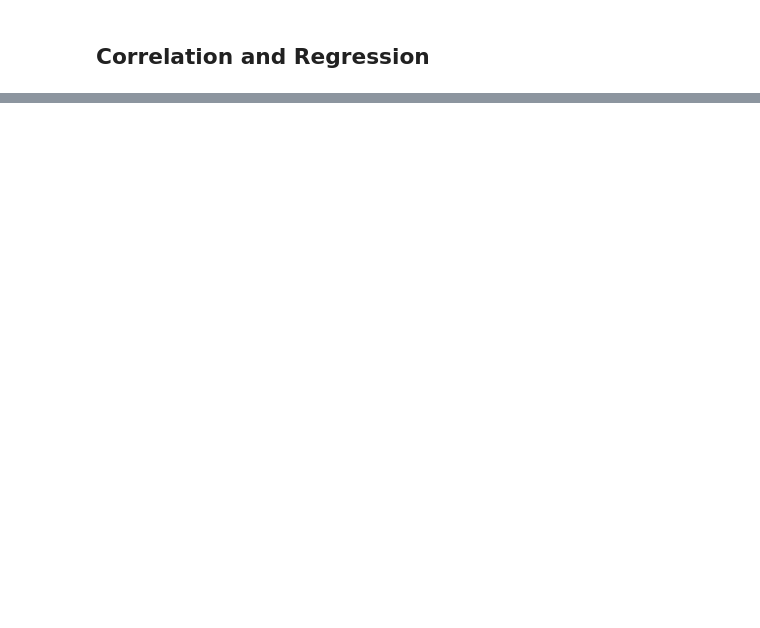
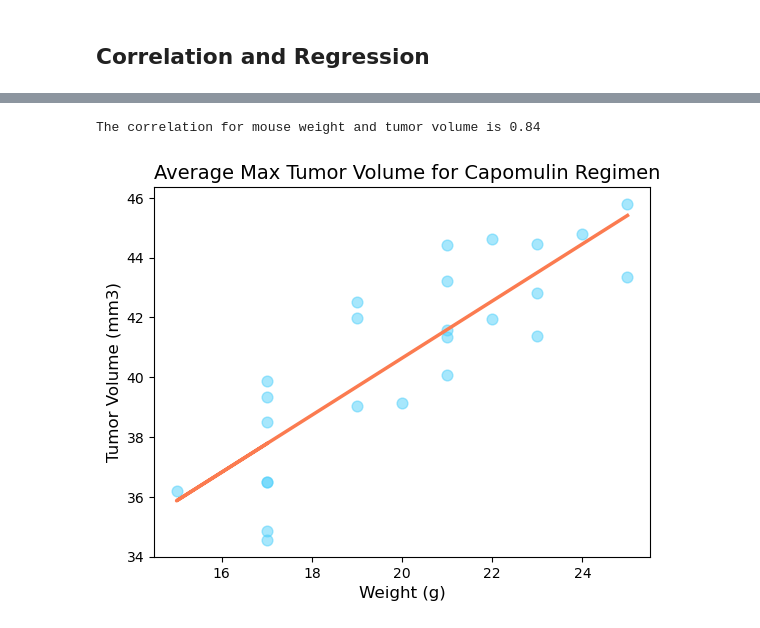
Before and after one commit to dejesusalcala/matplotlib-challenge, a Jupyter notebook: Pymaceuticals/pymaceuticals.ipynb, the cells around one changed output, grey strips where cells are left out. Saved outputs shown, nothing was run; the diff lists cells and outputs as text; code cells hidden in the pictures; blank space fills up the shorter version.

```diff
--- a/Pymaceuticals/pymaceuticals.ipynb
+++ b/Pymaceuticals/pymaceuticals.ipynb
@@ -354,0 +407,34 @@ The correlation between mouse weight and the average tumor volume is 0.84
+# %%
+# Calculate the correlation coefficient and a linear regression model
+# for mouse weight and average observed tumor volume for the entire Capomulin regimen
+
+correlation_info = st.pearsonr(AverageCapomulinDF["Weight (g)"], AverageCapomulinDF["Tumor Volume (mm3)"])
+print(f"The correlation for mouse weight and tumor volume is {round(correlation_info[0], ndigits = 2)}")
+
+correlation_model = st.linregress(AverageCapomulinDF["Weight (g)"],AverageCapomulinDF["Tumor Volume (mm3)"])
+
+slope = correlation_model[0]
+x_values = CapomulinDF["Weight (g)"]
+x_intercept = correlation_model[1]
+
+y_values = x_values*slope + x_intercept
+
+plt.scatter(x = AverageCapomulinDF["Weight (g)"],
+            y = AverageCapomulinDF["Tumor Volume (mm3)"],
+            color = light_blue,
+            s = 60,
+            alpha = .5)
+
+plt.plot(x_values,
+         y_values,
+         color = orange,
+         linewidth = 2.5)
+
+plt.title("Average Max Tumor Volume for Capomulin Regimen", fontsize = 14, loc = "left")
+plt.xlabel("Weight (g)", fontsize = 12)
+plt.ylabel("Tumor Volume (mm3)", fontsize = 12)
+
+plt.show()
+# %% [output]
+The correlation for mouse weight and tumor volume is 0.84
+[figure, added]
```
Also changed, not shown: parts of 27 cells of this notebook.
